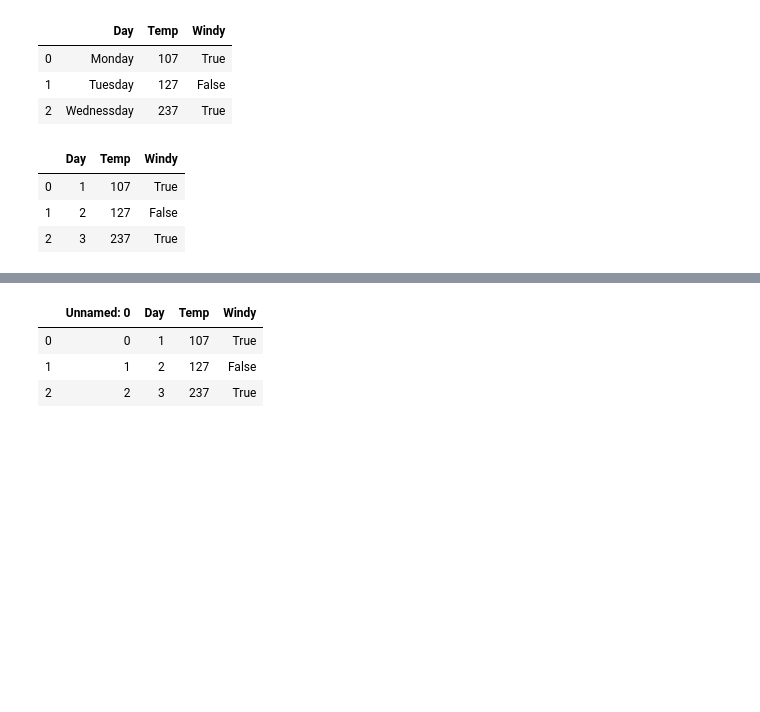
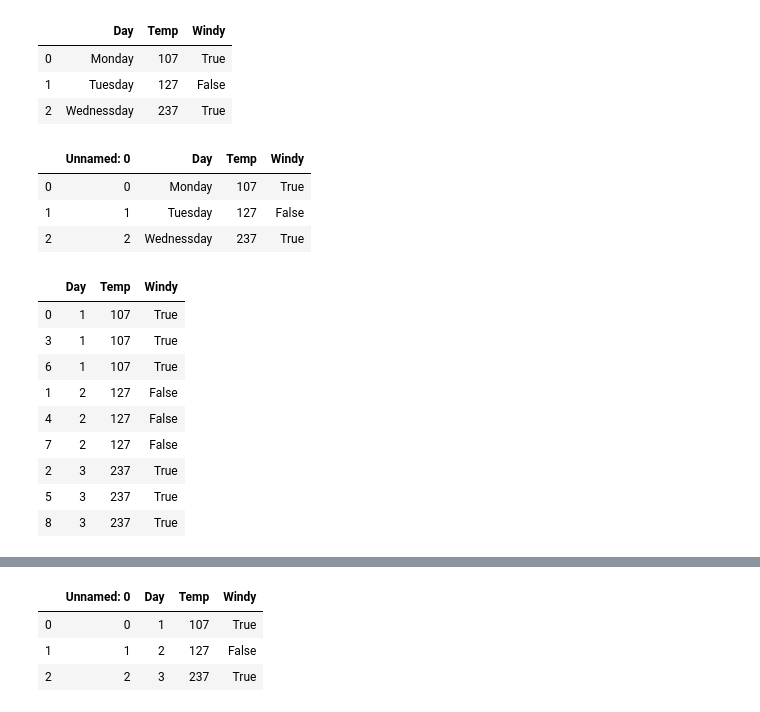
Before and after one commit to Adnan1990/Python_Practice, a Jupyter notebook: Pandas/Pnadas.ipynb, the cells around one changed output, grey strips where cells are left out. Cells and saved outputs as stored; diff of their text form; code cells hidden in the pictures; blank space fills up the shorter version.

```diff
--- a/Pandas/Pnadas.ipynb
+++ b/Pandas/Pnadas.ipynb
@@ -98,18 +133,64 @@ frame1
 | 0 | Monday | 107 | True |
 | 1 | Tuesday | 127 | False |
 | 2 | Wednessday | 237 | True |
-# %%
-frame1 = pd.DataFrame([
-    (1,107 ,True),
-    (2,127 ,False),
-    (3,237 ,True)
-],
-    columns = ["Day","Temp","Windy"]
-)
-frame1.to_excel("temp2.xlsx", sheet_name = "Adnan")
-frame1
-# %% [output]
-|  | Day | Temp | Windy |
-| 0 | 1 | 107 | True |
-| 1 | 2 | 127 | False |
-| 2 | 3 | 237 | True |
+# %%
+frame=pd.read_excel("temp.xlsx")
+frame
+# %% [output]
+|  | Unnamed: 0 | Day | Temp | Windy |
+| 0 | 0 | Monday | 107 | True |
+| 1 | 1 | Tuesday | 127 | False |
+| 2 | 2 | Wednessday | 237 | True |
+# %%
+frame1 = pd.DataFrame([
+    (1,107 ,True),
+    (2,127 ,False),
+    (3,237 ,True),
+    (1,107 ,True),
+    (2,127 ,False),
+    (3,237 ,True),
+    (1,107 ,True),
+    (2,127 ,False),
+    (3,237 ,True)
+],
+    columns = ["Day","Temp","Windy"]
+)
+frame1.to_excel("temp.xlsx", sheet_name = "Adnan")
+frame1.head()  # return 5 rows by default from start
+frame1.head(3)
+
+frame1.tail()  # return 5 rows by default from end
+frame1.tail(3)
+
+#frame1.columns
+frame1.Temp  #accessing colum this way should have accurate name, white spaces may cause error
+frame1["Temp"]
+
+
+frame1["Temp"].max()
+frame1["Temp"].min()
+
+frame1.describe()  # describe will show all stats for numeric values columns
+
+row,column =frame1.shape
+row
+column
+
+
+frame1.shape
+
+frame1.columns
+
+frame1[1:3]
+frame1.sort_values(by="Temp")
+# %% [output]
+|  | Day | Temp | Windy |
+| 0 | 1 | 107 | True |
+| 3 | 1 | 107 | True |
+| 6 | 1 | 107 | True |
+| 1 | 2 | 127 | False |
+| 4 | 2 | 127 | False |
+| 7 | 2 | 127 | False |
+| 2 | 3 | 237 | True |
+| 5 | 3 | 237 | True |
+| 8 | 3 | 237 | True |
```
Also changed, not shown: parts of 22 cells of this notebook, 3 other files.
